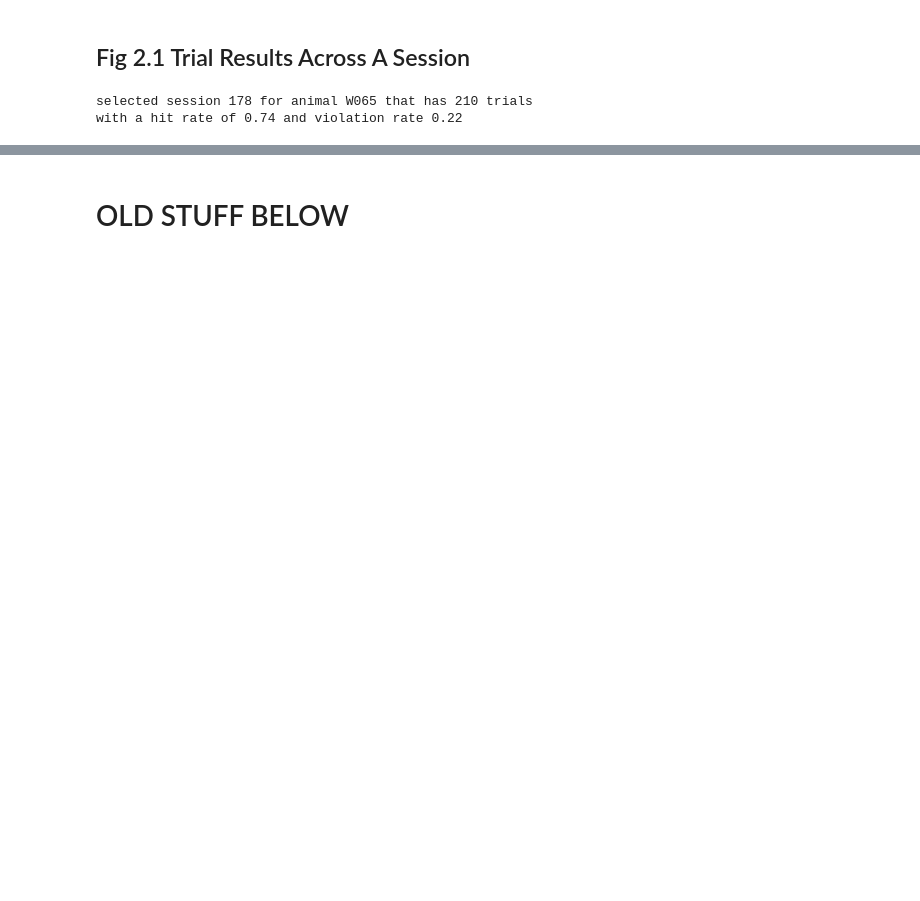
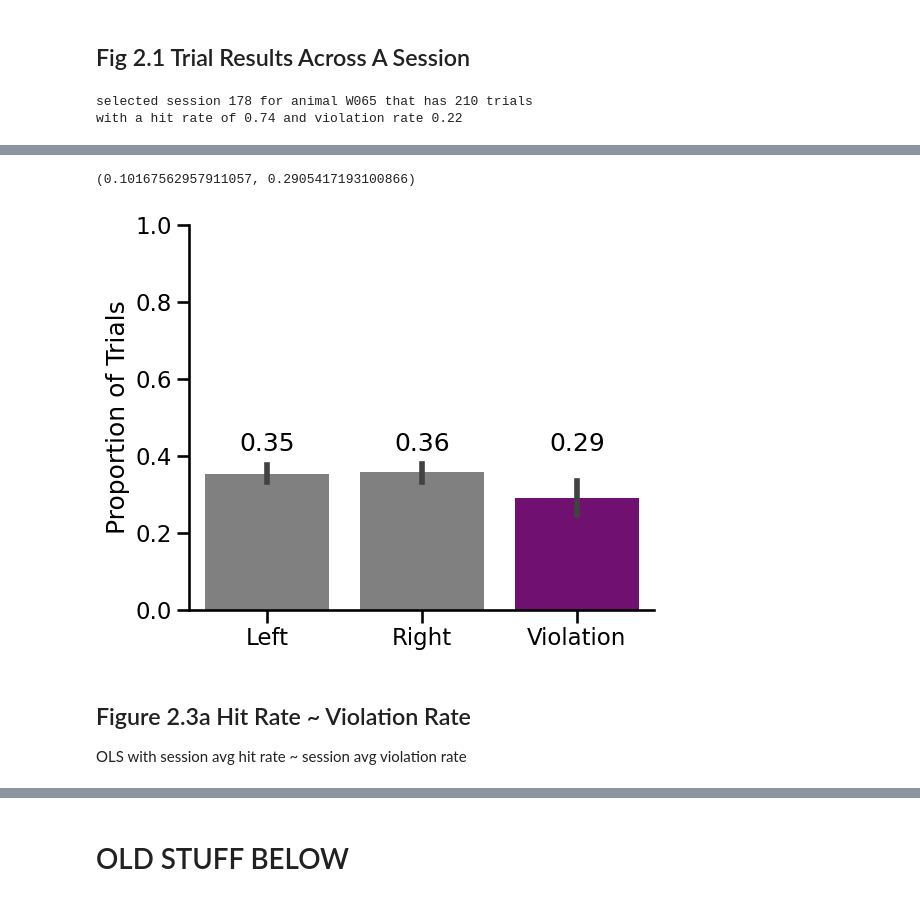
Before and after one commit to jess-breda/violations-multinomial, a Jupyter notebook: notebooks/meetings/2024_01_14_dennis_lab_meeting.ipynb, the cells around one changed output, grey strips where cells are left out. Saved outputs shown, nothing was run; the diff lists cells and outputs as text; code cells hidden in the pictures; blank space fills up the shorter version.

```diff
--- a/notebooks/meetings/2024_01_14_dennis_lab_meeting.ipynb
+++ b/notebooks/meetings/2024_01_14_dennis_lab_meeting.ipynb
@@ -158,0 +184,60 @@ _ = ax.set(
+# %%
+vdf["choice_cat"] = vdf.choice.fillna(2)
+vdf["choice_cat"] = vdf.choice_cat.astype("category")
+vs = vdf.query("training_stage > 0").groupby("animal_id").violation.mean().values
+
+vs.std(), vs.mean()
+# %% [output]
+(0.10167562957911057, 0.2905417193100866)
+# %%
+# Count the occurrences of each combination of 'animal_id' and 'choice_cat'
+grouped_data = vdf.groupby(["animal_id", "choice_cat"]).size().reset_index(name="count")
+
+# Calculate the total count for each animal
+total_count_per_animal = vdf.groupby("animal_id").size().reset_index(name="total_count")
+
+# Merge the two dataframes to get both count and total_count in one dataframe
+merged_data = pd.merge(grouped_data, total_count_per_animal, on="animal_id")
+
+# Calculate the proportion
+merged_data["proportion"] = merged_data["count"] / merged_data["total_count"]
+choice_mapping = {0: "Left", 1: "Right", 2: "Violation"}
+merged_data["choice_label"] = merged_data["choice_cat"].map(choice_mapping)
+# %%
+sns.set_context("talk")
+fig, ax = plt.subplots(figsize=(6, 5))
+sns.barplot(
+    x="choice_label",
+    y="proportion",
+    data=merged_data,
+    palette=["grey", "grey", "purple"],
+    ax=ax,
+)
+
+ax.set(
+    xlabel="",
+    ylabel="Proportion of Trials",
+    ylim=(0, 1),
+)
+
+
+hue_order = sorted(
+    merged_data["choice_cat"].unique(),
+)
+
+
+for bar in ax.patches:
+    ax.text(
+        bar.get_x() + bar.get_width() / 2,
+        0.4,
+        f"{bar.get_height():.2f}",  # Format to 2 decimal places
+        ha="center",
+        va="bottom",
+    )
+sns.despine()
+# %% [output]
+[figure, added]
+# %% [markdown]
+## Figure 2.3a Hit Rate ~ Violation Rate
+
+OLS with session avg hit rate ~ session avg violation rate
```
Also changed, not shown: parts of 20 cells of this notebook.
